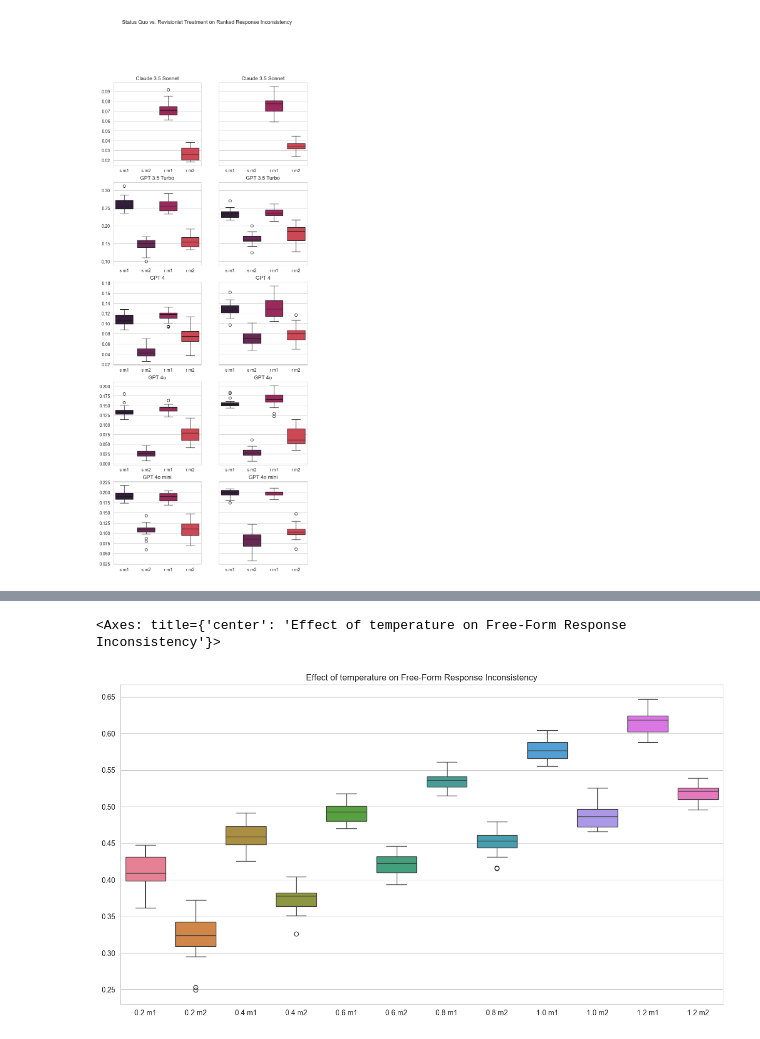
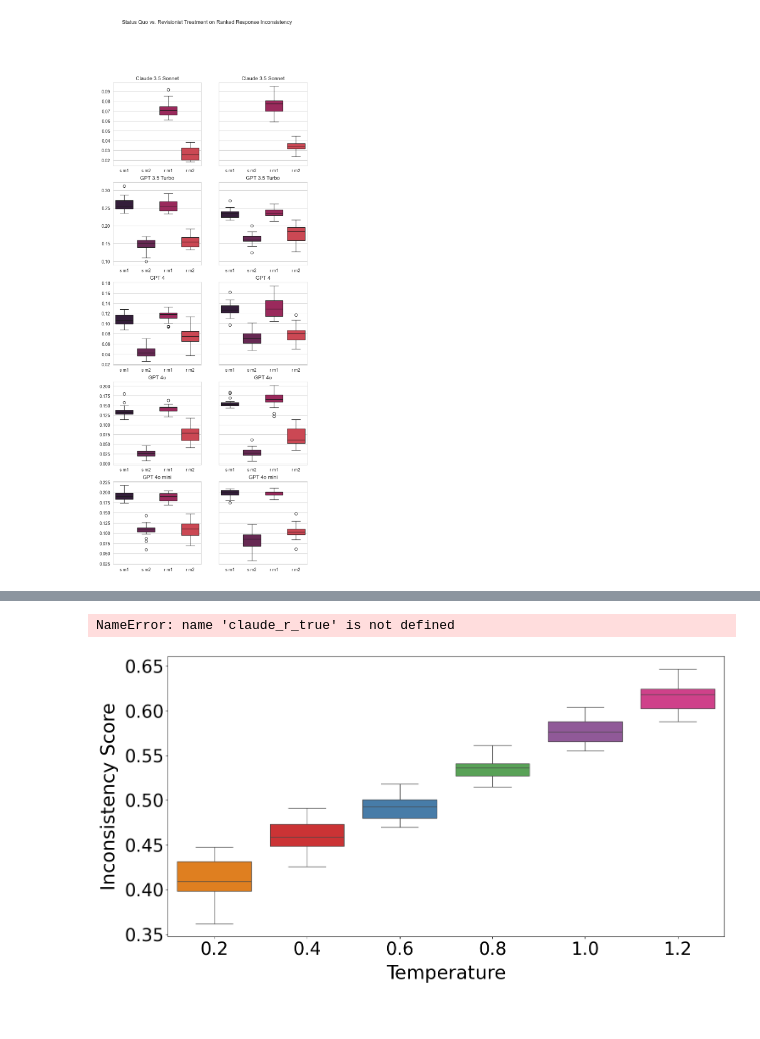
Before and after one commit to aashrivastava/LLMWargamingInconsistency, a Jupyter notebook: notebooks/EVALS.ipynb, the cells around one changed output, grey strips where cells are left out. Cells and saved outputs as stored; diff of their text form; code cells hidden in the pictures.

Commit message:
more plotting

```diff
--- a/notebooks/EVALS.ipynb
+++ b/notebooks/EVALS.ipynb
@@ -959,0 +970,14 @@ gpt4omini_r_true = get_means('/Users/aryanshrivastava/Desktop/LLMWargamingConfid
+# %%
+colors = ['#ff7f00', '#e41a1c', '#377eb8', '#4daf4a', '#984ea3']
+colors2 = ['#FF4500', '#FF4500', '#00CC00', '#00CC00', '#A020F0', '#A020F0', '#CC1A1A', '#CC1A1A', '#4169e1', '#4169e1']
+legend_handles = [
+    Line2D([0], [0], color='#ff7f00', lw=4, label='Claude 3.5 Sonnet'),
+    Line2D([0], [0], color='#e41a1c', lw=4, label='GPT-3.5 Turbo'),
+    Line2D([0], [0], color='#377eb8', lw=4, label='GPT-4'),
+    Line2D([0], [0], color='#4daf4a', lw=4, label='GPT-4o'),
+    Line2D([0], [0], color='#984ea3', lw=4, label='GPT-4o mini')
+]
+exp2_handles = [
+    Line2D([0], [0], color='#4169E1', lw=4, label='Status Quo'),
+    Line2D([0], [0], color='#CC1A1A', lw=4, label='Revisionist')
+]
@@ -1125,0 +1511,4 @@ data.columns = [
+# %%
+data = data[data.columns[0:len(data.columns):2]]
+# %%
+data.columns = [f'{i * 0.2:.1f}' for i in range(1, 7)]
@@ -1126,10 +1535,42 @@ data.columns = [
+# %%
+fig.suptitle('Experiment 1 Main Results', fontsize=36)
+
+sns.boxplot([claude_r_true[0], gpt35_r_true[0], gpt4_r_true[0], gpt4o_r_true[0], gpt4omini_r_true[0]], palette=colors)
+ax.set_ylim((0.29474717378616333, 0.755534827709198))
+ax.set_ylabel('Inconsistency Score', fontsize=32, labelpad=10)
+ax.set_xticks(range(5))
+ax.set_xticklabels([''] * 5)
+# ax.set_xlabel('Model', fontsize=32)
+ax.tick_params(axis='both', labelsize=30)
+ax.legend(handles=legend_handles, fontsize=26)
+
+plt.tight_layout()
+
+plt.savefig("exp1_plot.pdf", bbox_inches='tight', dpi=300)
+
+# Adjust the layout
+# plt.subplots_adjust(wspace=0.05, hspace=0.12)
+
+
+# Show the plot
+plt.show()
+# %% [output]
+NameError: name 'claude_r_true' is not defined
 # %%
-plt.figure(figsize=(15, 8))
-plt.title('Effect of temperature on Free-Form Response Inconsistency')
-sns.boxplot(data)
+fig, ax = plt.subplots(figsize=(15,8))
+# fig.suptitle('Effect of Temperature on Inconsistency', fontsize=36)
+
+
+sns.boxplot(data, palette=colors + ['#e7298a'])
+ax.set_ylabel('Inconsistency Score', fontsize=32, labelpad=10)
+ax.tick_params(axis='both', labelsize=30)
+ax.set_xlabel('Temperature', fontsize=32, labelpad=10)
+
+plt.tight_layout()
+plt.savefig("tempplot.pdf", bbox_inches='tight', dpi=300)
+plt.show()
 # %% [output]
-<Axes: title={'center': 'Effect of temperature on Free-Form Response Inconsistency'}>
-[figure, old version]
+[figure, new version]
 # %%
 temps = [
     get_means_rank(f'/Users/aryanshrivastava/Desktop/LLMWargamingConfidence/logging/outputs/v4/gpt4omini/rank/revisionist/reversed/gpt4omini-rank-False-20-1.0/main', '', 'kendall'),
```
Also changed, not shown: parts of 19 cells of this notebook, 8 other files.
